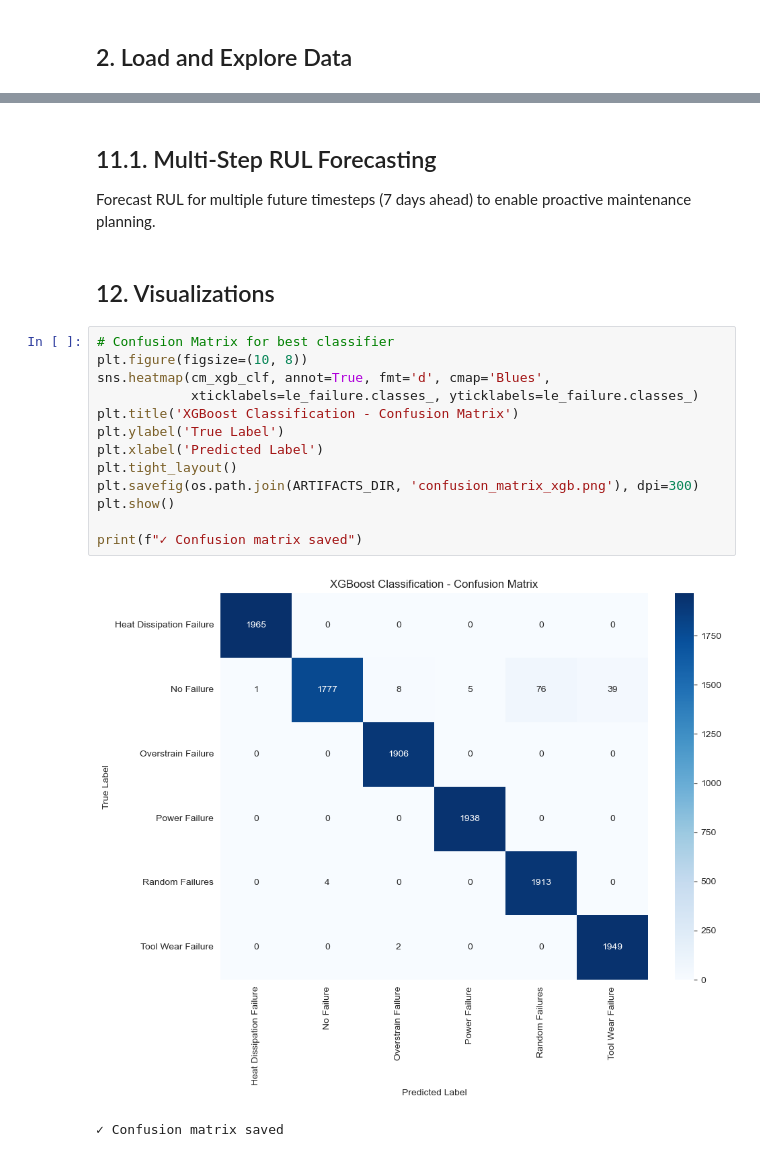
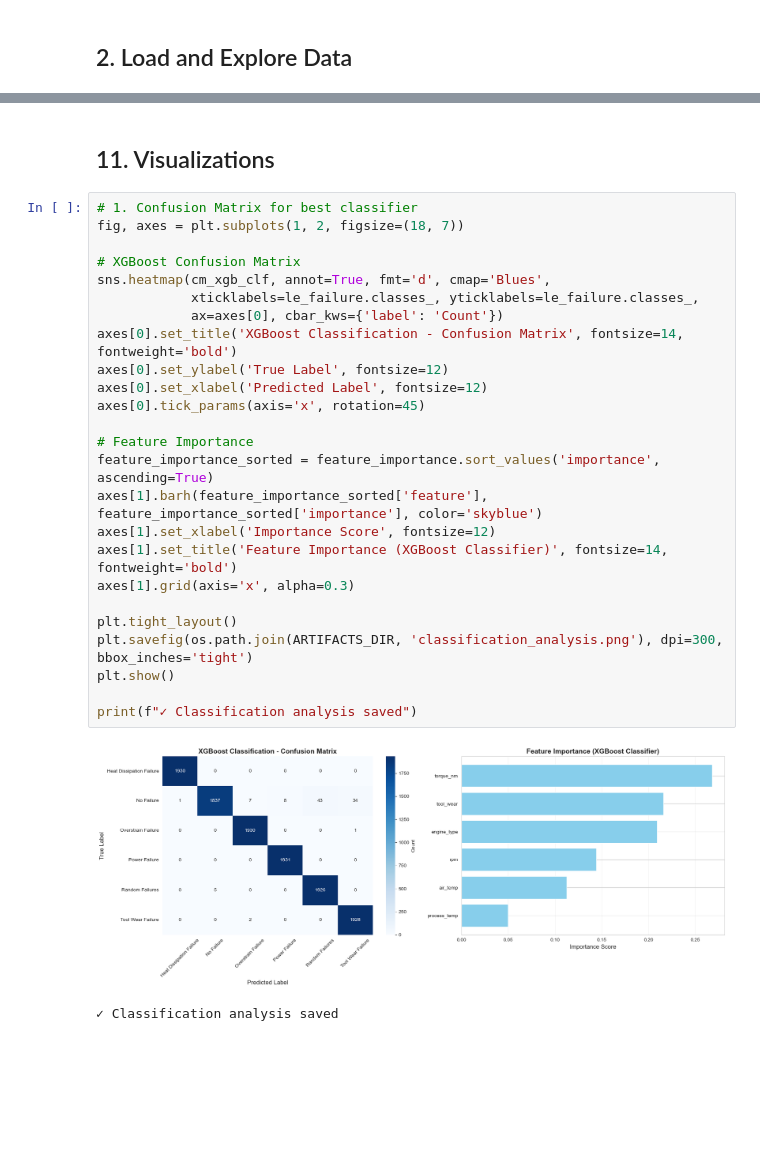
Before and after one commit to A25-CS046/machine-learning, a Jupyter notebook: predictive_maintenance_improved.ipynb, the cells around one changed output, grey strips where cells are left out. Drawn from its saved outputs; the diff is of its cells as text; blank space fills up the shorter version.

```diff
--- a/predictive_maintenance_improved.ipynb
+++ b/predictive_maintenance_improved.ipynb
@@ -1153,23 +582,31 @@ print(f"  Y_test_forecast: {Y_test_forecast.shape}")
-# %% [markdown]
-## 11.1. Multi-Step RUL Forecasting
-
-Forecast RUL for multiple future timesteps (7 days ahead) to enable proactive maintenance planning.
 # %% [markdown]
-## 12. Visualizations
+## 11. Visualizations
 # %%
-# Confusion Matrix for best classifier
-plt.figure(figsize=(10, 8))
+# 1. Confusion Matrix for best classifier
+fig, axes = plt.subplots(1, 2, figsize=(18, 7))
+
+# XGBoost Confusion Matrix
 sns.heatmap(cm_xgb_clf, annot=True, fmt='d', cmap='Blues',
-            xticklabels=le_failure.classes_, yticklabels=le_failure.classes_)
-plt.title('XGBoost Classification - Confusion Matrix')
-plt.ylabel('True Label')
-plt.xlabel('Predicted Label')
+            xticklabels=le_failure.classes_, yticklabels=le_failure.classes_,
+            ax=axes[0], cbar_kws={'label': 'Count'})
+axes[0].set_title('XGBoost Classification - Confusion Matrix', fontsize=14, fontweight='bold')
+axes[0].set_ylabel('True Label', fontsize=12)
+axes[0].set_xlabel('Predicted Label', fontsize=12)
+axes[0].tick_params(axis='x', rotation=45)
+
+# Feature Importance
+feature_importance_sorted = feature_importance.sort_values('importance', ascending=True)
+axes[1].barh(feature_importance_sorted['feature'], feature_importance_sorted['importance'], color='skyblue')
+axes[1].set_xlabel('Importance Score', fontsize=12)
+axes[1].set_title('Feature Importance (XGBoost Classifier)', fontsize=14, fontweight='bold')
+axes[1].grid(axis='x', alpha=0.3)
+
 plt.tight_layout()
-plt.savefig(os.path.join(ARTIFACTS_DIR, 'confusion_matrix_xgb.png'), dpi=300)
+plt.savefig(os.path.join(ARTIFACTS_DIR, 'classification_analysis.png'), dpi=300, bbox_inches='tight')
 plt.show()
 
-print(f"✓ Confusion matrix saved")
+print(f"✓ Classification analysis saved")
 # %% [output]
-[figure, old version]
+[figure, new version]
-✓ Confusion matrix saved
+✓ Classification analysis saved
 # %%
```
Also changed, not shown: parts of 47 cells of this notebook, 2 other files.
